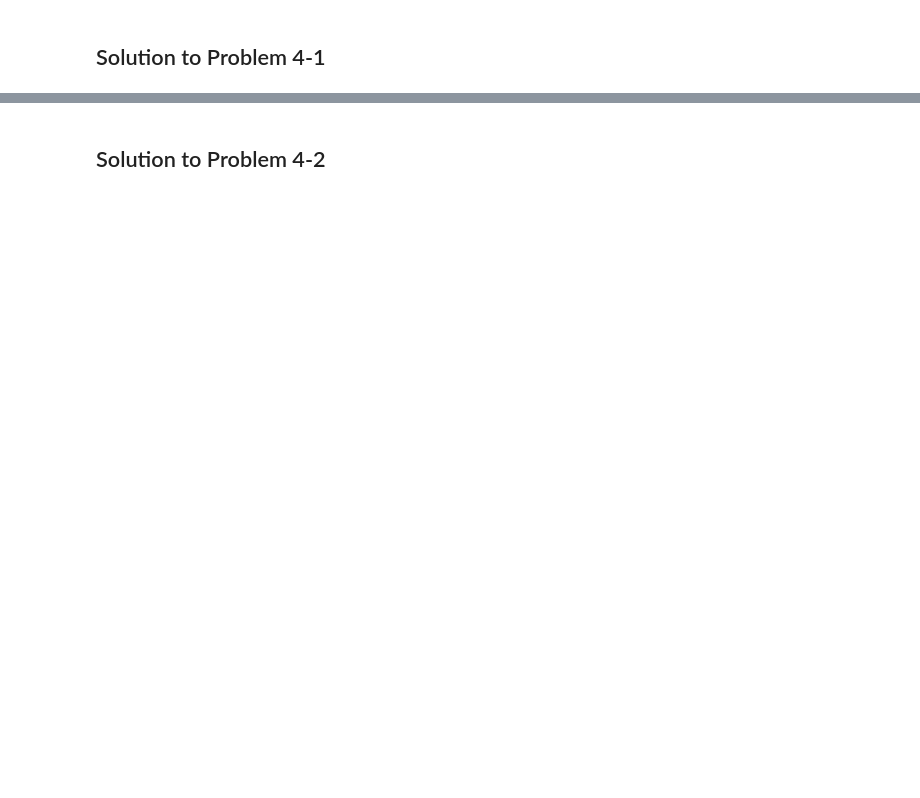
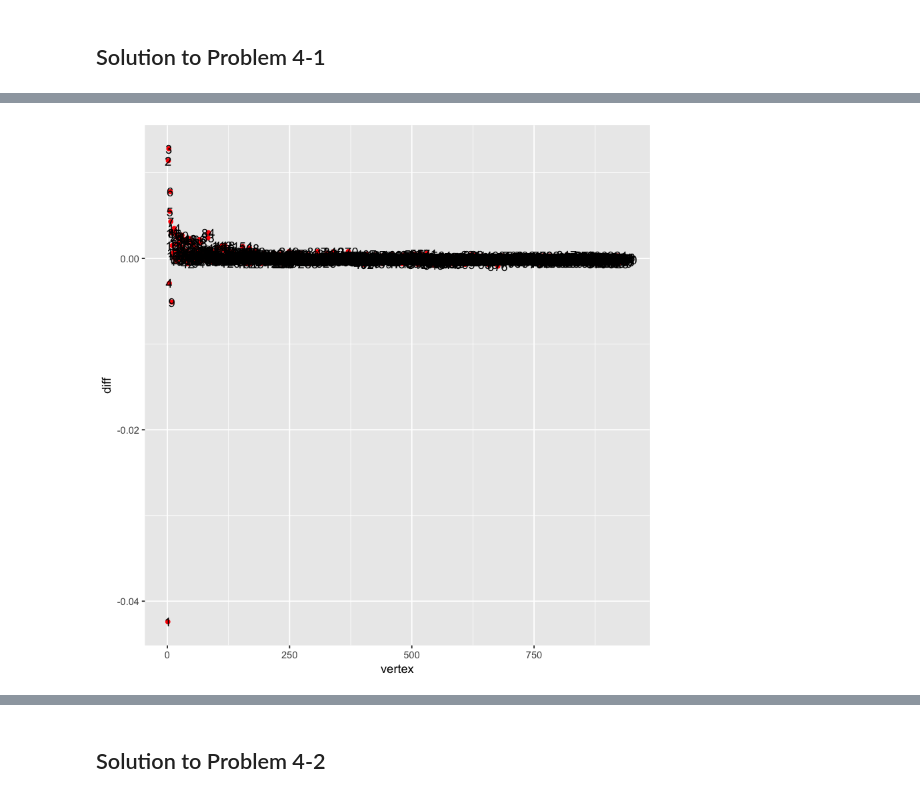
Before and after one commit to WuseFangtang/EE232E-1, a Jupyter notebook: project1/Problem 2-34.ipynb, the cells around one changed output, grey strips where cells are left out. Cells and saved outputs as stored; diff of their text form; code cells hidden in the pictures; blank space fills up the shorter version.

```diff
--- a/project1/Problem 2-34.ipynb
+++ b/project1/Problem 2-34.ipynb
@@ -332,0 +266,10 @@ p
+# %%
+diff_pr_norm_per <- diff_pr(norm_rank_df, personized_rk_df);
+# %%
+diff_pr_norm_per$vertex <- as.numeric(diff_pr_norm_per$vertex)
+p <- ggplot(diff_pr_norm_per, aes(x=vertex,y=prob_diff)) + geom_point(color='red')
+p <- p + labs(x="vertex", y="diff")
+p <- p + geom_text(aes(x=vertex,y=prob_diff), label=diff_pr_norm_per$vertex)
+p
+# %% [output]
+[figure, added]
```
Also changed, not shown: parts of 26 cells of this notebook.
